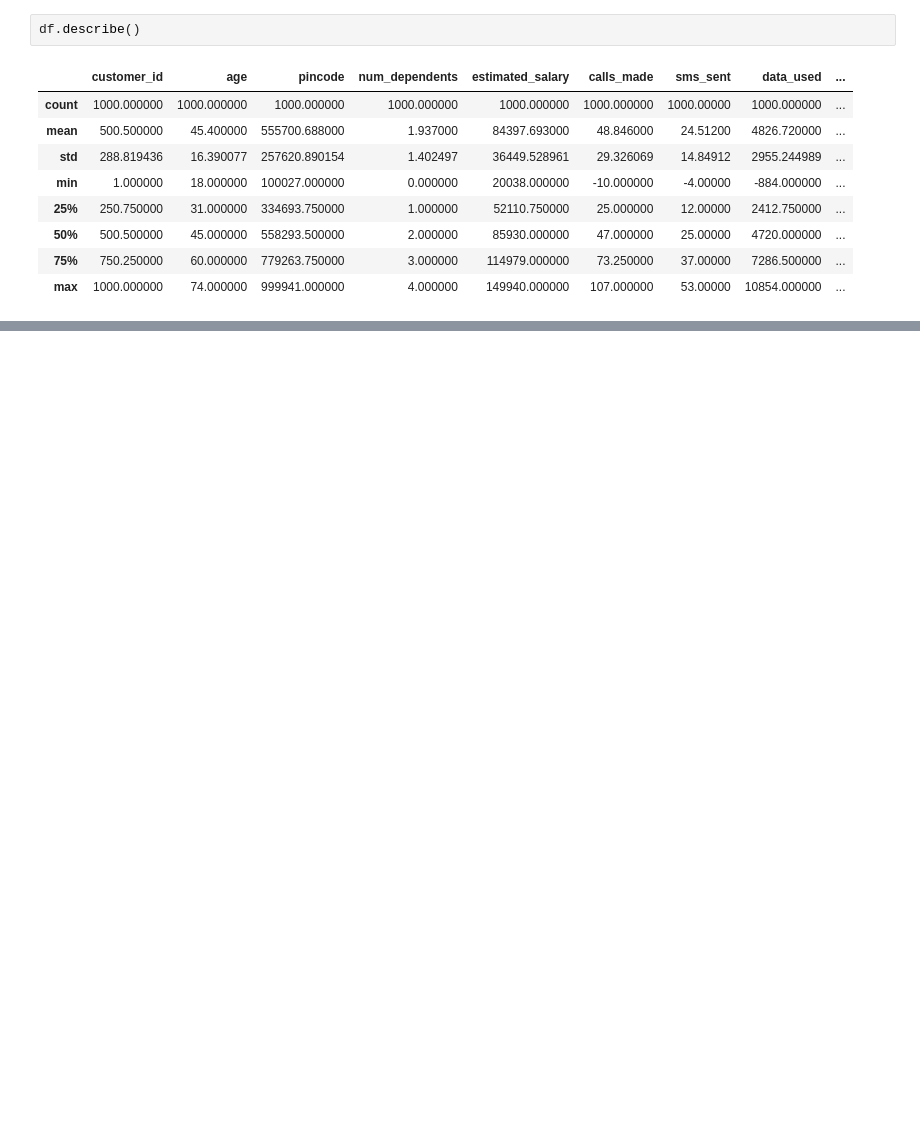
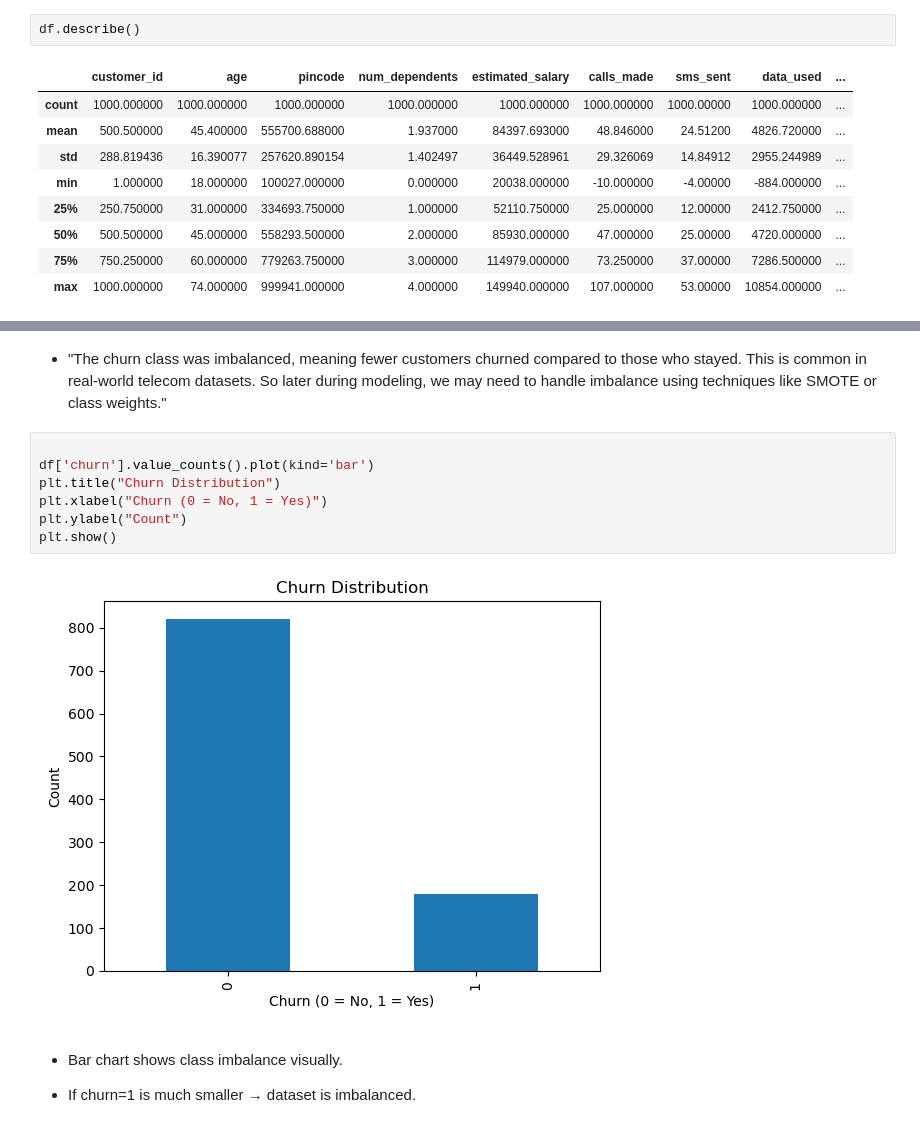
Before and after one commit to yash18543/data-science-projects-, a Jupyter notebook: PRCL-0017 Customer Churn.ipynb, the cells around one changed output, grey strips where cells are left out. Drawn from its saved outputs; the diff is of its cells as text; blank space fills up the shorter version.

```diff
--- a/PRCL-0017 Customer Churn.ipynb
+++ b/PRCL-0017 Customer Churn.ipynb
@@ -112,0 +148,17 @@ Name: count, dtype: int64
+# %% [markdown]
+- "The churn class was imbalanced, meaning fewer customers churned compared to those who stayed.
+This is common in real-world telecom datasets.
+So later during modeling, we may need to handle imbalance using techniques like SMOTE or class weights."
+# %%
+
+df['churn'].value_counts().plot(kind='bar')
+plt.title("Churn Distribution")
+plt.xlabel("Churn (0 = No, 1 = Yes)")
+plt.ylabel("Count")
+plt.show()
+# %% [output]
+[figure, added]
+# %% [markdown]
+- Bar chart shows class imbalance visually.
+
+- If churn=1 is much smaller → dataset is imbalanced.
```
Also changed, not shown: parts of 36 cells of this notebook.
